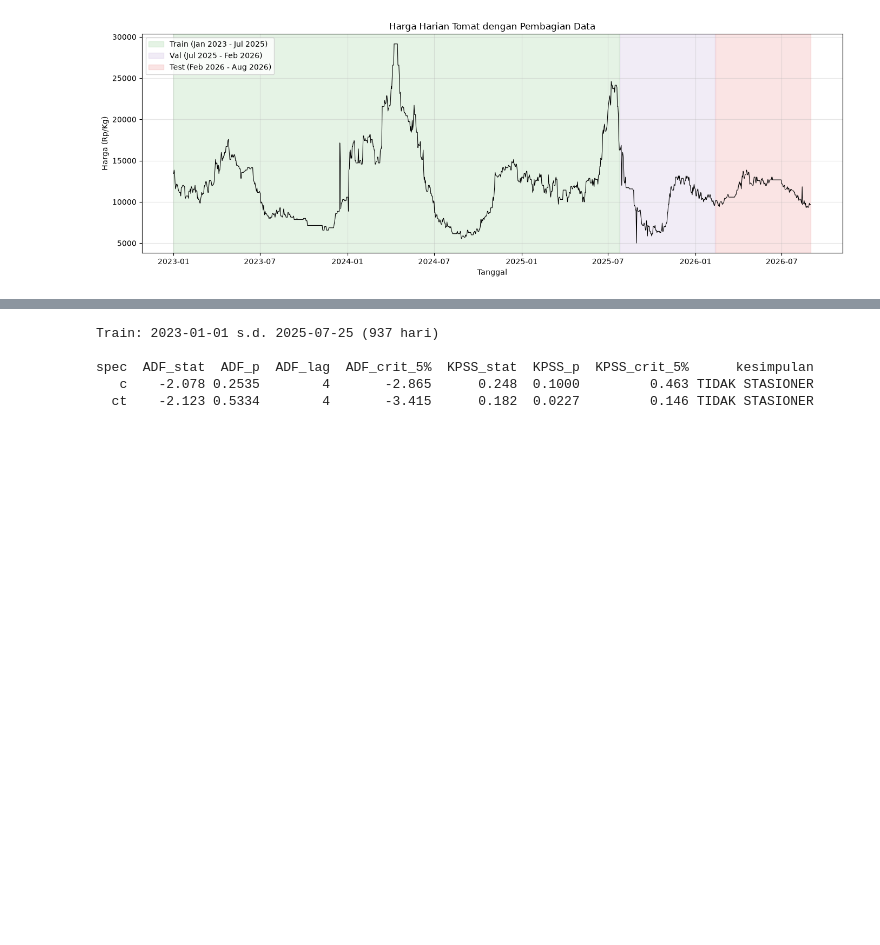
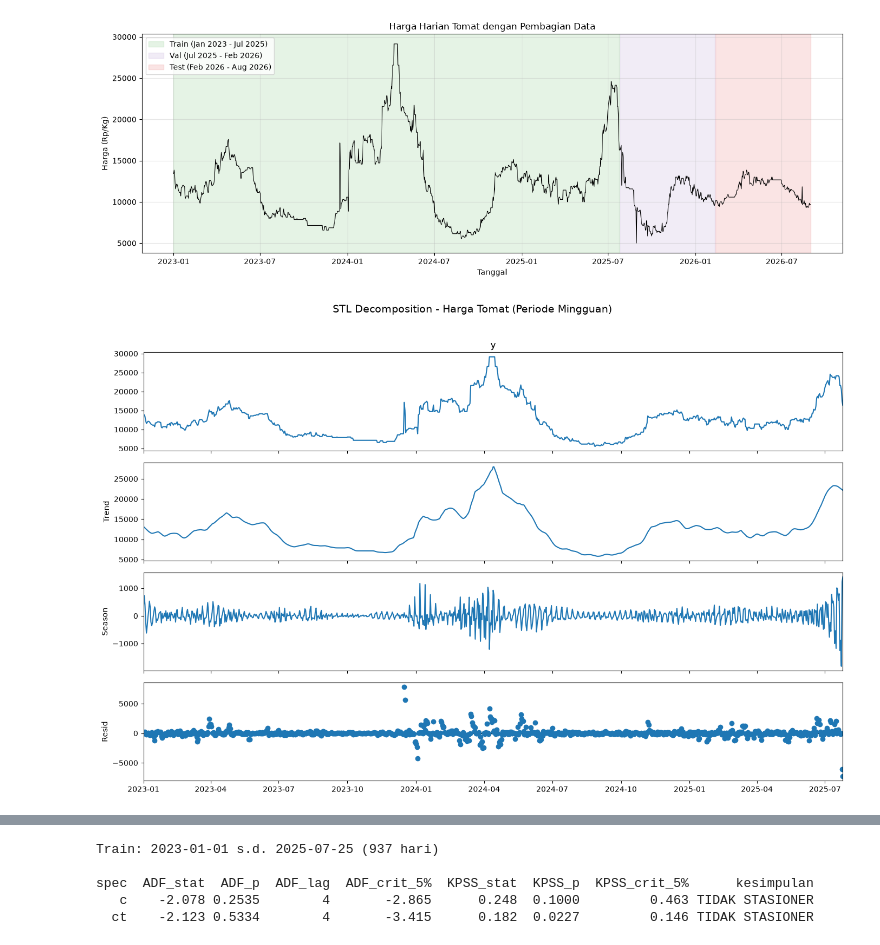
Before and after one commit to ErisAlfionita8/tomato-forecasting-analysis, a Jupyter notebook: notebooks/time_series_analysis.ipynb, the cells around one changed output, grey strips where cells are left out. Drawn from its saved outputs; the diff is of its cells as text; code cells hidden in the pictures; blank space fills up the shorter version.

Commit message:
feat: add STL decomposition analysis

```diff
--- a/notebooks/time_series_analysis.ipynb
+++ b/notebooks/time_series_analysis.ipynb
@@ -72,3 +72,29 @@ plt.savefig(FIG_DIR / "tomat_deret_dengan_split.png", dpi=150)
 plt.show()
 # %% [output]
 [figure]
+# %%
+import matplotlib.pyplot as plt
+from statsmodels.tsa.seasonal import STL
+
+# STL Decomposition periode mingguan
+stl = STL(
+    train,
+    period=7,
+    robust=True
+)
+
+result_stl = stl.fit()
+
+# Visualisasi dekomposisi
+fig = result_stl.plot()
+fig.set_size_inches(14, 9)
+fig.suptitle(
+    "STL Decomposition - Harga Tomat (Periode Mingguan)",
+    fontsize=14,
+    y=1.02
+)
+
+plt.tight_layout()
+plt.show()
+# %% [output]
+[figure, added]
```
Also changed, not shown: parts of 4 cells of this notebook.
